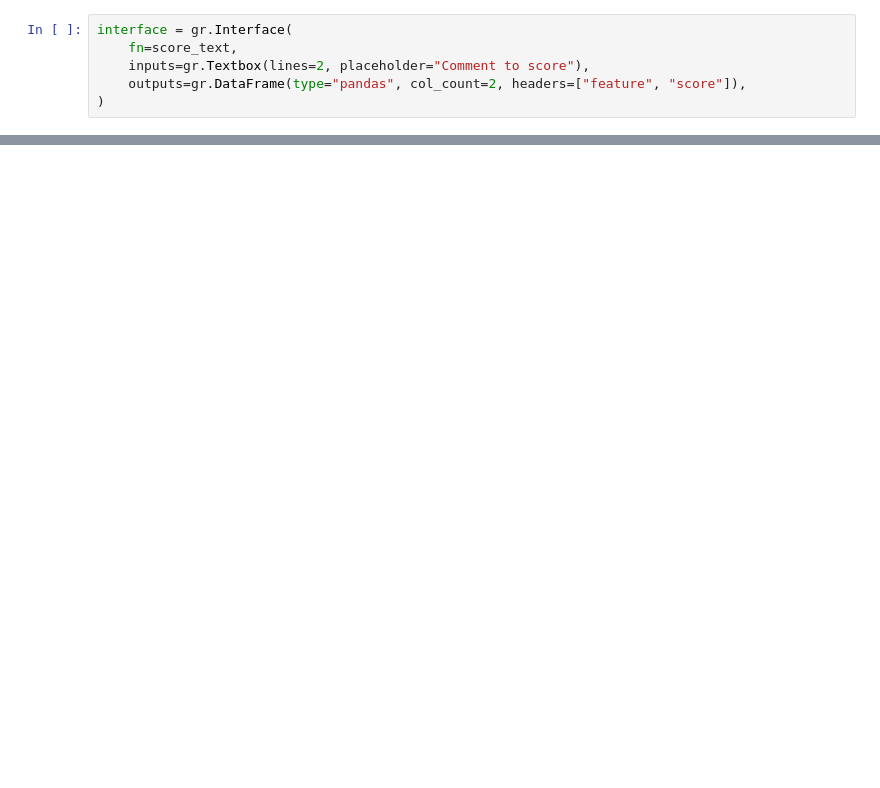
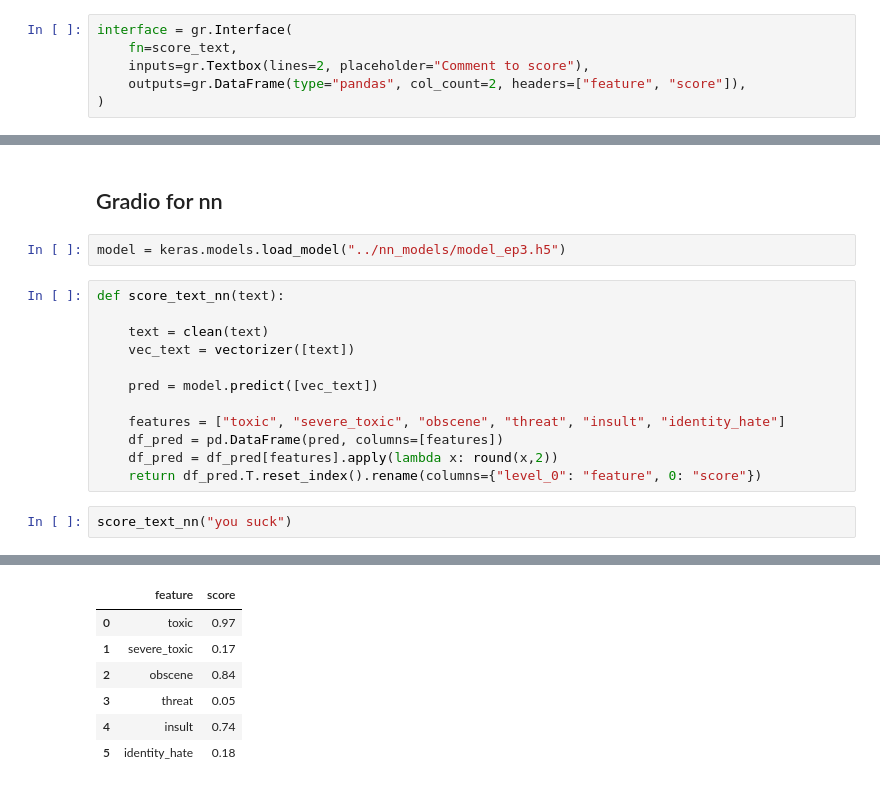
Before and after one commit to bryangyc/Toxic_comments_classification, a Jupyter notebook: code/modeling.ipynb, the cells around one changed output, grey strips where cells are left out. Saved outputs shown, nothing was run; the diff lists cells and outputs as text; blank space fills up the shorter version.

```diff
--- a/code/modeling.ipynb
+++ b/code/modeling.ipynb
@@ -1863,0 +1974,19 @@ This share link expires in 72 hours. For free permanent hosting and GPU upgrades
+# %% [markdown]
+## Gradio for nn
+# %%
+model = keras.models.load_model("../nn_models/model_ep3.h5")
+# %%
+def score_text_nn(text):
+
+    text = clean(text)
+    vec_text = vectorizer([text])
+
+    pred = model.predict([vec_text])
+
+    features = ["toxic", "severe_toxic", "obscene", "threat", "insult", "identity_hate"]
+    df_pred = pd.DataFrame(pred, columns=[features])
+    df_pred = df_pred[features].apply(lambda x: round(x,2))
+    return df_pred.T.reset_index().rename(columns={"level_0": "feature", 0: "score"})
+# %%
+score_text_nn("you suck")
+# %% [output]
@@ -1863,0 +1994,7 @@ This share link expires in 72 hours. For free permanent hosting and GPU upgrades
+|  | feature | score |
+| 0 | toxic | 0.97 |
+| 1 | severe_toxic | 0.17 |
+| 2 | obscene | 0.84 |
+| 3 | threat | 0.05 |
+| 4 | insult | 0.74 |
+| 5 | identity_hate | 0.18 |
```
Also changed, not shown: parts of 18 cells of this notebook, 13 other files.
